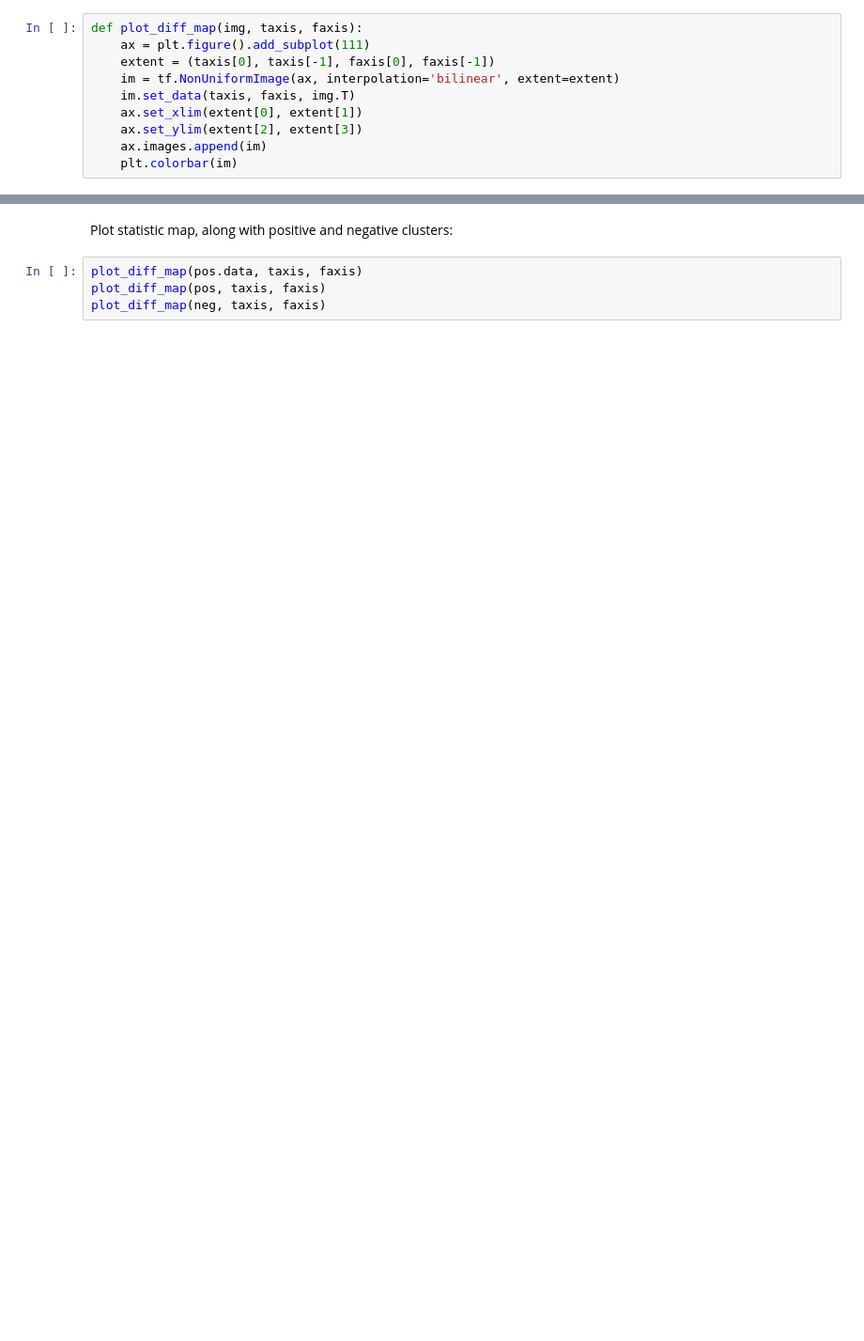
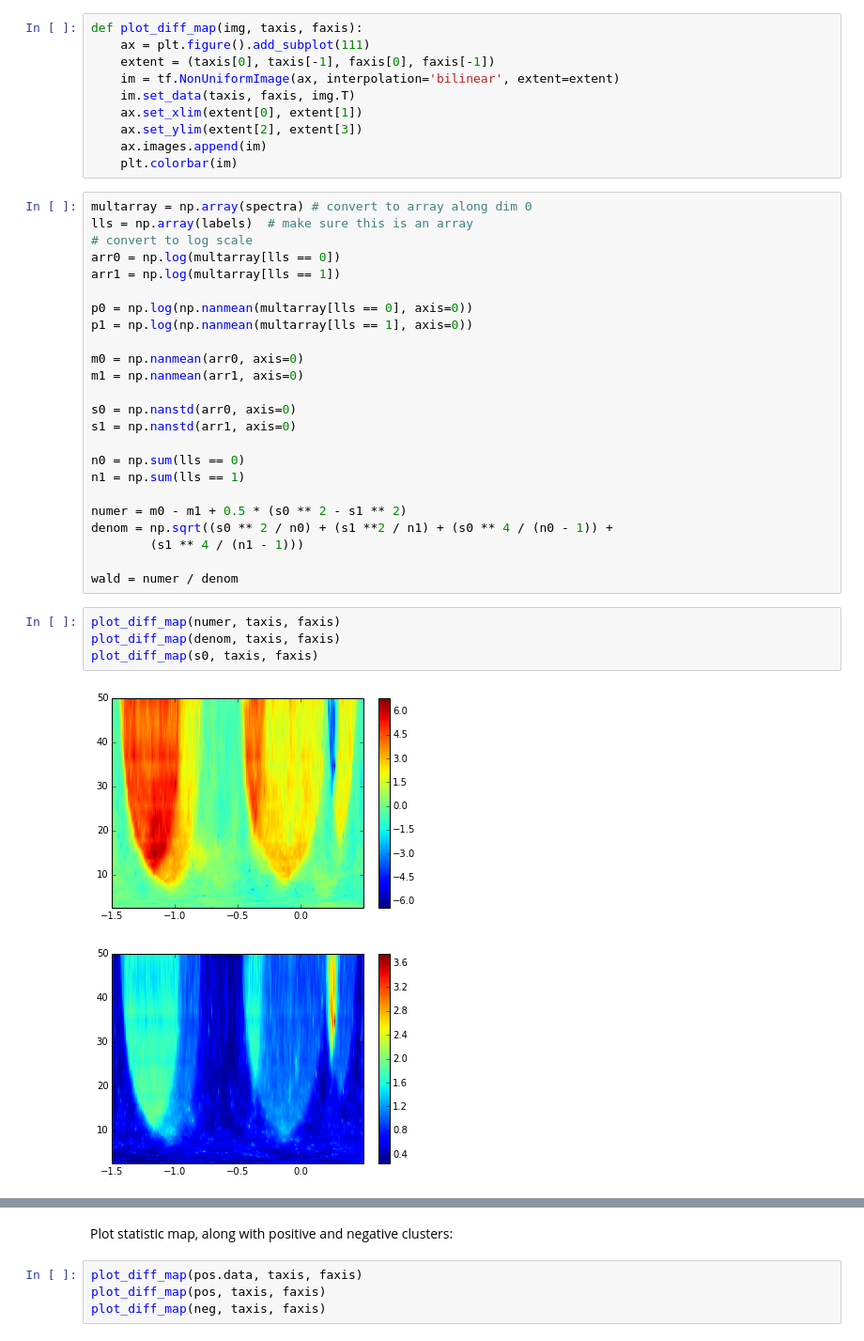
Before and after one commit to jmxpearson/physutils, a Jupyter notebook: examples/time_frequency_analysis.ipynb, the cells around one changed output, grey strips where cells are left out. Shown at 94% size. Cells and saved outputs as stored; diff of their text form; blank space fills up the shorter version.

```diff
--- a/examples/time_frequency_analysis.ipynb
+++ b/examples/time_frequency_analysis.ipynb
@@ -168,3 +153,34 @@ def plot_diff_map(img, taxis, faxis):
     ax.set_ylim(extent[2], extent[3])
     ax.images.append(im)
     plt.colorbar(im)
+# %%
+multarray = np.array(spectra) # convert to array along dim 0
+lls = np.array(labels)  # make sure this is an array
+# convert to log scale
+arr0 = np.log(multarray[lls == 0])
+arr1 = np.log(multarray[lls == 1])
+
+p0 = np.log(np.nanmean(multarray[lls == 0], axis=0))
+p1 = np.log(np.nanmean(multarray[lls == 1], axis=0))
+
+m0 = np.nanmean(arr0, axis=0)
+m1 = np.nanmean(arr1, axis=0)
+
+s0 = np.nanstd(arr0, axis=0)
+s1 = np.nanstd(arr1, axis=0)
+
+n0 = np.sum(lls == 0)
+n1 = np.sum(lls == 1)
+
+numer = m0 - m1 + 0.5 * (s0 ** 2 - s1 ** 2)
+denom = np.sqrt((s0 ** 2 / n0) + (s1 **2 / n1) + (s0 ** 4 / (n0 - 1)) +
+        (s1 ** 4 / (n1 - 1)))
+
+wald = numer / denom
+# %%
+plot_diff_map(numer, taxis, faxis)
+plot_diff_map(denom, taxis, faxis)
+plot_diff_map(s0, taxis, faxis)
+# %% [output]
+[figure, added]
+[figure, added]
```
Also changed, not shown: parts of 10 cells of this notebook, 2 other files.
